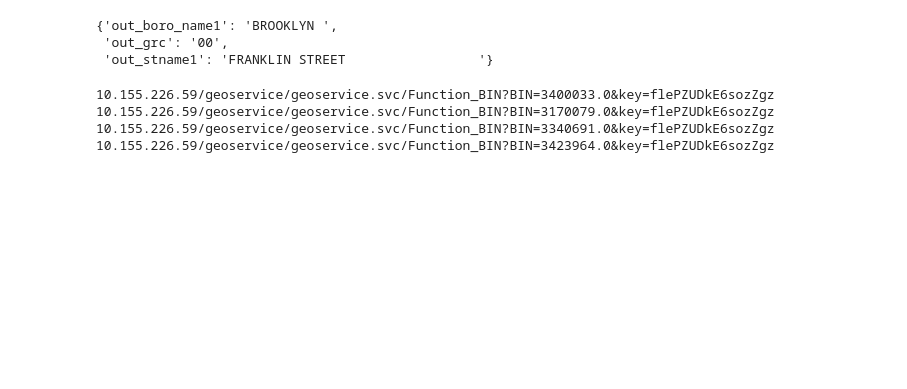
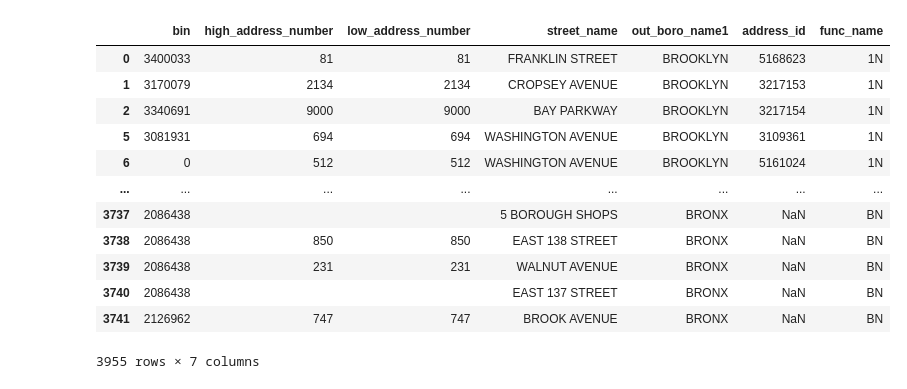
Before and after one commit to NYCParks-data/Structures, a Jupyter notebook: scripts/new_geosupport_process.ipynb, the cells around one changed output. Cells and saved outputs as stored; diff of their text form; code cells hidden in the pictures; blank space fills up the shorter version.

Commit message:
updating get_ap function to take df as a param. combining and deduping output from funcbn and funcap

```diff
--- a/scripts/new_geosupport_process.ipynb
+++ b/scripts/new_geosupport_process.ipynb
@@ -283,0 +210,2 @@ merged_1N_and_BN.T
+# %%
+cols_to_match = ['bin','high_address_number','low_address_number','street_name','out_boro_name1']
@@ -283,0 +216,3 @@ merged_1N_and_BN.T
+# %%
+df1 = aps_1N_df[cols_to_match+['address_id','func_name']]
+df1
@@ -283,0 +224,3 @@ merged_1N_and_BN.T
+# %%
+df2 = BN_out_df#[cols_to_match+['func_name','type_meaning']]
+df2
@@ -283,0 +233,3 @@ merged_1N_and_BN.T
+# %%
+combined_deduped = pd.concat([df1,df2]).drop_duplicates(cols_to_match,keep='last')
+combined_deduped
@@ -284,13 +290,20 @@ merged_1N_and_BN.T
+# %%
+combined_deduped[combined_deduped['high_address_number']==combined_deduped['low_address_number']]
+# %% [output]
+|  | bin | high_address_number | low_address_number | street_name | out_boro_name1 | address_id | func_name |
+| 0 | 3400033 | 81 | 81 | FRANKLIN STREET | BROOKLYN | 5168623 | 1N |
+| 1 | 3170079 | 2134 | 2134 | CROPSEY AVENUE | BROOKLYN | 3217153 | 1N |
+| 2 | 3340691 | 9000 | 9000 | BAY PARKWAY | BROOKLYN | 3217154 | 1N |
+| 5 | 3081931 | 694 | 694 | WASHINGTON AVENUE | BROOKLYN | 3109361 | 1N |
+| 6 | 0 | 512 | 512 | WASHINGTON AVENUE | BROOKLYN | 5161024 | 1N |
+| ... | ... | ... | ... | ... | ... | ... | ... |
+| 3737 | 2086438 |  |  | 5 BOROUGH SHOPS | BRONX | NaN | BN |
+| 3738 | 2086438 | 850 | 850 | EAST 138 STREET | BRONX | NaN | BN |
+| 3739 | 2086438 | 231 | 231 | WALNUT AVENUE | BRONX | NaN | BN |
+| 3740 | 2086438 |  |  | EAST 137 STREET | BRONX | NaN | BN |
+| 3741 | 2126962 | 747 | 747 | BROOK AVENUE | BRONX | NaN | BN |
+3955 rows × 7 columns
 # %%
-func1n(borough = a['borocode'], streetname = a['full_stree'], api_key = geo_key, ip = geo_ip)
+# func1n(borough = a['borocode'], streetname = a['full_stree'], api_key = geo_key, ip = geo_ip)
-# %% [output]
-{'out_boro_name1': 'BROOKLYN ',
- 'out_grc': '00',
- 'out_stname1': 'FRANKLIN STREET                 '}
 # %%
-df = master_geosupport_func(bins)
+# df = master_geosupport_func(bins)
-# %% [output]
-10.155.226.59/geoservice/geoservice.svc/Function_BIN?BIN=3400033.0&key=flePZUDkE6sozZgz
-10.155.226.59/geoservice/geoservice.svc/Function_BIN?BIN=3170079.0&key=flePZUDkE6sozZgz
-10.155.226.59/geoservice/geoservice.svc/Function_BIN?BIN=3340691.0&key=flePZUDkE6sozZgz
-10.155.226.59/geoservice/geoservice.svc/Function_BIN?BIN=3423964.0&key=flePZUDkE6sozZgz
```
Also changed, not shown: parts of 70 cells of this notebook, 2 other files.
